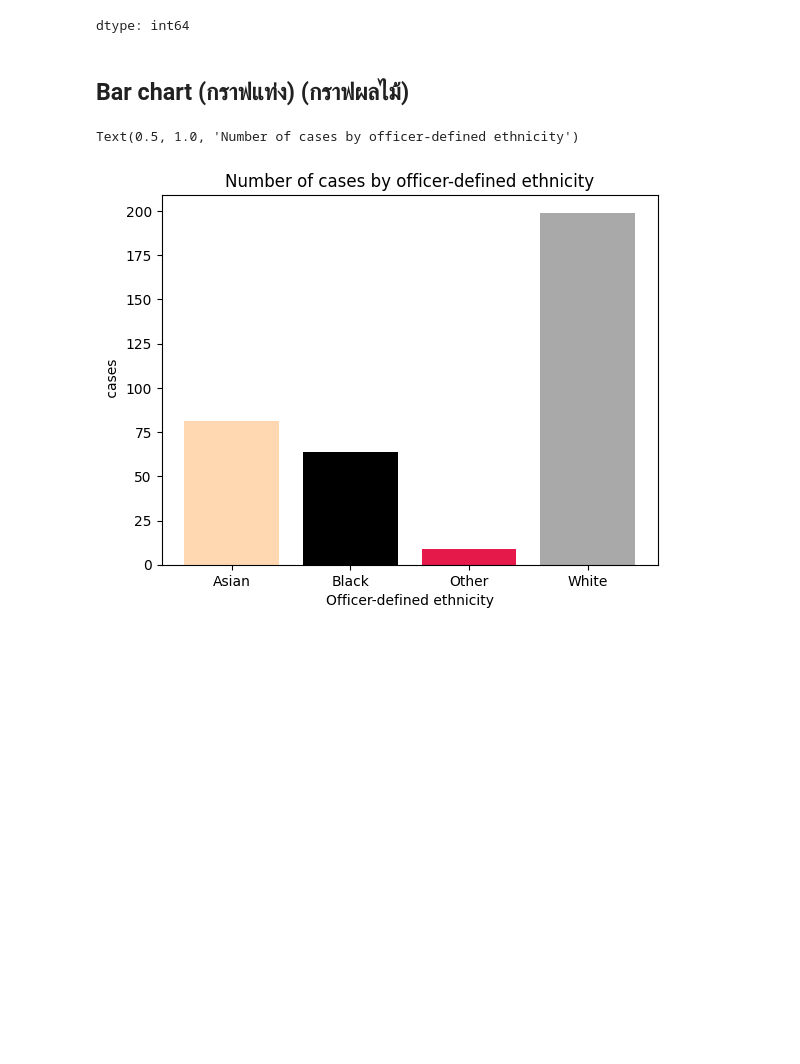
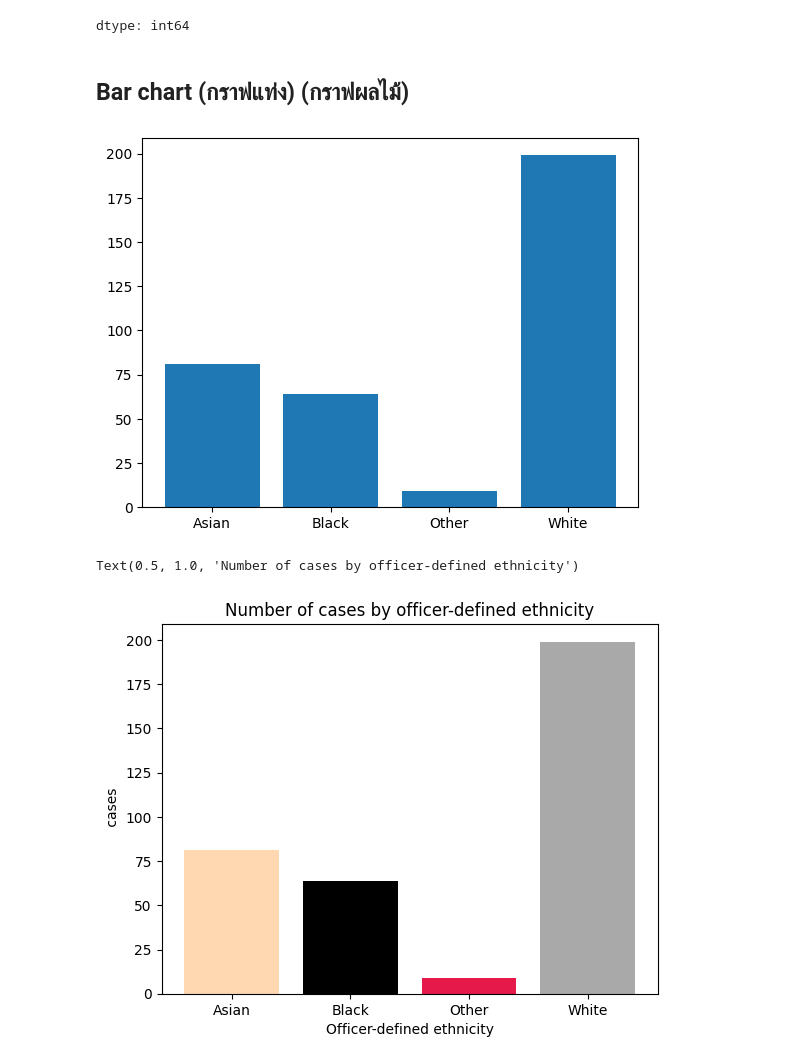
Before and after one commit to Thanyarat281-6/dataviz2025, a Jupyter notebook: Visualize_Data_Comparison_2025.ipynb, the cells around one changed output. Drawn from its saved outputs; the diff is of its cells as text; code cells hidden in the pictures; blank space fills up the shorter version.

```diff
--- a/Visualize_Data_Comparison_2025.ipynb
+++ b/Visualize_Data_Comparison_2025.ipynb
@@ -46,6 +46,10 @@ dtype: int64
 ## Bar chart (กราฟแท่ง) (กราฟผลไม้)
 # %%
 # plt.bar(compared_police_eth['Officer-defined ethnicity'], compared_police_eth['Type']); <- วิวรันไม่ได้
+# %%
+plt.bar(compared_police_eth.index, compared_police_eth.values);
+# %% [output]
+[figure, added]
 # %%
 import matplotlib.pyplot as plt
 plt.bar(compared_police_eth.index, compared_police_eth.values, color=['#ffd8b1', '#000000', '#e6194B', '#a9a9a9']) # Using a set of distinct colors
```
Also changed, not shown: parts of 17 cells of this notebook.
